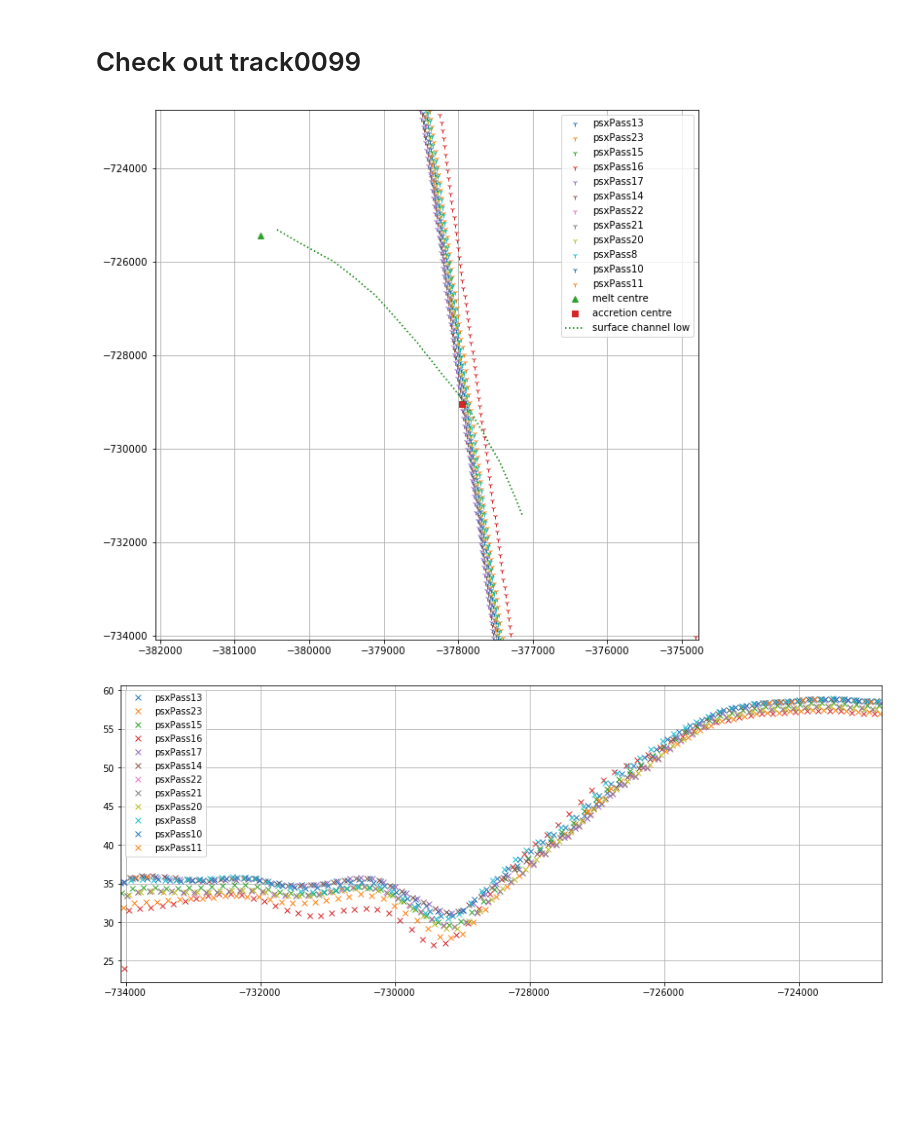
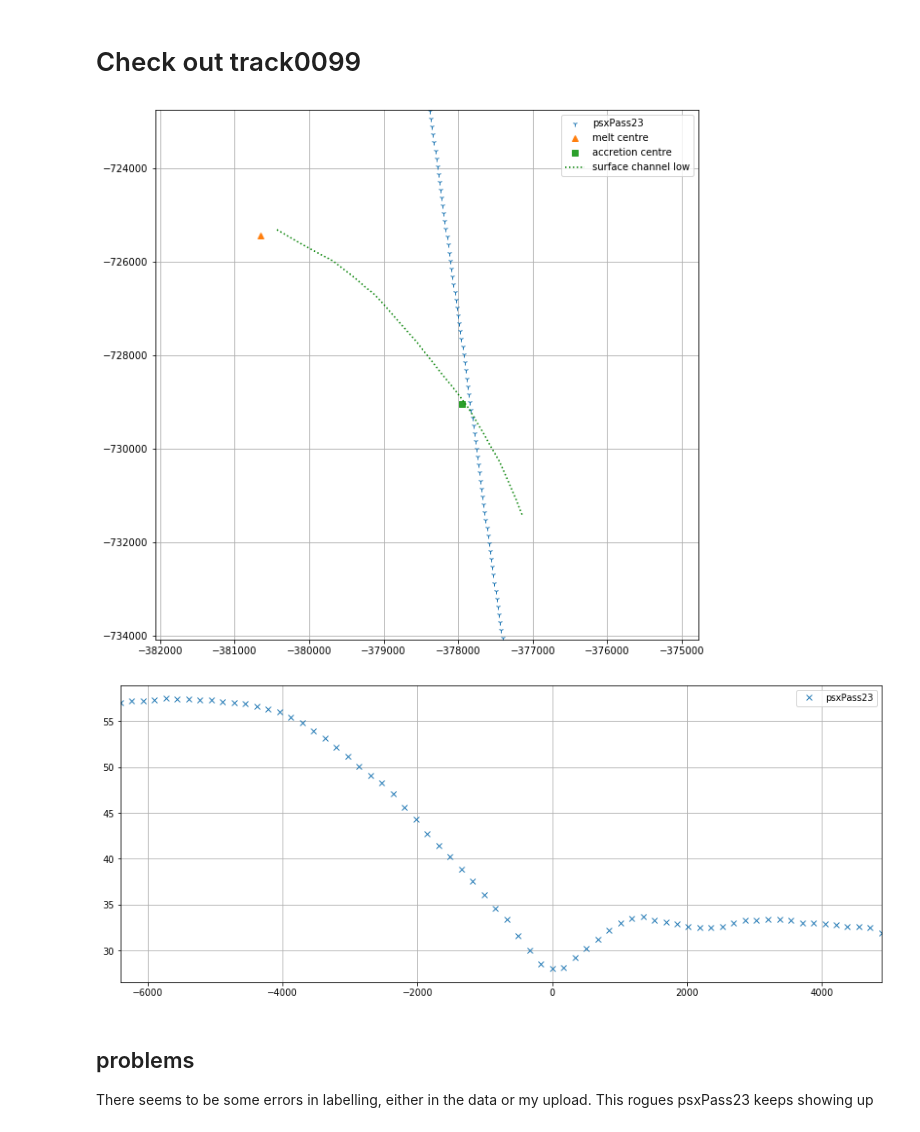
Before and after one commit to arrran/PhD_data_chapter, a Jupyter notebook: Jupyter/ICESAT1/Icesat1_explore_lines_over_channel.ipynb, the cells around one changed output. Drawn from its saved outputs; the diff is of its cells as text; code cells hidden in the pictures; blank space fills up the shorter version.

Commit message:
put up the icesat1 stuff

```diff
--- a/Jupyter/ICESAT1/Icesat1_explore_lines_over_channel.ipynb
+++ b/Jupyter/ICESAT1/Icesat1_explore_lines_over_channel.ipynb
@@ -61,7 +63,11 @@ def icesat1todataframe(track):
 
     da = df.query("x > -382064.5722209641 & x < -374781.1654740692 & y > -734075.0820404041 & y < -722764.4514729496")
     da.reset_index(drop=True,inplace=True)
-    return da
+
+    points = [Point(xy) for xy in zip(da.x,da.y)]
+    gda = gpd.GeoDataFrame(da,geometry=points,crs=3031)
+
+    return gda
 # %% [markdown]
 ### from load_matlab_icesat1_structures we see the tracks over the channel with  the most data
 track number_of_datapoints
@@ -112,28 +118,37 @@ def mapthelines(df):
         plt.plot(dl.x,dl.y,'1',label=dl.pass_num.iloc[0])
     plt.plot(melt.x,melt.y,'^',label='melt centre')
     plt.plot(accr.x,accr.y,'s',label='accretion centre')
-    plt.plot(gd_chan.iloc[75:-300:10].geometry.x,gd_chan.iloc[75:-300:10].geometry.y,'g:',label='surface channel low')
+    plt.plot(gd_chan.iloc[75:-300:15].geometry.x,gd_chan.iloc[75:-300:15].geometry.y,'g:',label='surface channel low')
     plt.xlim([-382064.5722209641,-374781.1654740692])
     plt.ylim([-734075.0820404041 , -722764.4514729496])
     plt.legend()
     plt.grid()
 
-def plotcrosssection(df,x_or_y):
+def plotcrosssection(df):
+    gd_chan = gpd.read_file("/Users/home/whitefar/DATA/FIELD_ANT_19/POST_FIELD/RES/PROCESSED_LINES_GISFILE/linedownchan.shp")
     plt.figure(figsize=(15,6))
+#     mins and maxs to get figure span
+    mins = []
+    maxs = []
     for pas in df.pass_num.value_counts().index.tolist():
-        #get distance
-        dl = df[df.pass_num==pas]
-        tmp_dfp = [Point.distance(dl.geometry.iloc[i]) for i,Point in enumerate(dl.geometry.iloc[1:])]
-        tmp_dfp[:0] = [0]
-        dl['dx'] = pd.Series(tmp_dfp) #note the 1:, equivalent to i+1
-        dl['distan_cum'] = dl.dx.cumsum()
-        plt.plot(dl[x_or_y],dl.h,'x',label=pas)
+        #make new column of along track distance
+        dl = df[df.pass_num==pas].copy()
+        #temp distance from previous
+        tmp_dx = [Point.distance(dl.geometry.iloc[i]) for i,Point in enumerate(dl.geometry.iloc[1:])] #note the 1:, equivalent to i+1
+        tmp_dx[:0] = [0]
+        dl['dx'] = tmp_dx
+        dl['distance_cum'] = dl.dx.cumsum().to_numpy()
+         #zero it at the channel, first find the point closest to the channel
+        nearest_icesat_pt,nearest_chan_pt = nearest_points(dl.geometry.unary_union,gd_chan.geometry.unary_union)
+        i = df[df.x==nearest_icesat_pt.x].index[0]
+        dl['distance_cum'] = dl['distance_cum'].to_numpy() - dl.distance_cum.loc[i]
+        mins.append(dl.distance_cum.min())
+        maxs.append(dl.distance_cum.max())
+        plt.plot(dl.distance_cum,dl.h,'x',label=pas)
+
+    plt.xlim([np.median(np.array(mins)),np.median(np.array(maxs))])
     plt.legend()
     plt.grid()
-    if x_or_y=='x':
-        plt.xlim([-382064.5722209641,-374781.1654740692])
-    elif x_or_y == 'y':
-        plt.xlim([-734075.0820404041 , -722764.4514729496])
 # %% [markdown]
 # Check out track0099
 # %%
@@ -180,12 +194,15 @@ plotcrosssection(track0085,'x')
 # %% [markdown]
 # Check out track0099
 # %%
-df0099 = icesat1todataframe('track0099')
+df0099 = icesat1todataframe('track1331')
 # %%
 mapthelines(df0099)
 # %% [output]
-[figure, old version]
+[figure, new version]
 # %%
-plotcrosssection(df0099,'y')
+plotcrosssection(df0099)
 # %% [output]
-[figure, old version]
+[figure, new version]
+# %% [markdown]
+## problems
+There seems to be some errors in labelling, either in the data or my upload.  This rogues psxPass23 keeps showing up
```
Also changed, not shown: parts of 9 cells of this notebook, 1 other file.
